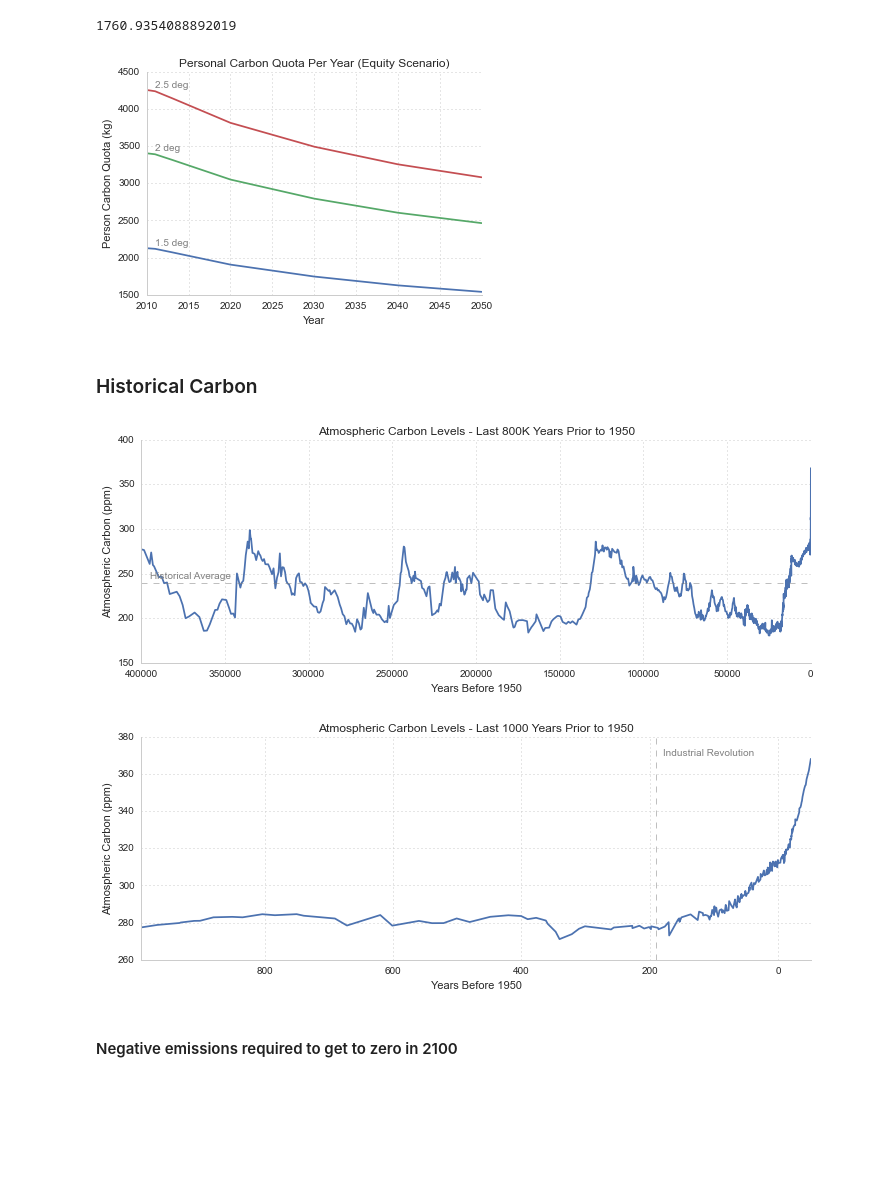
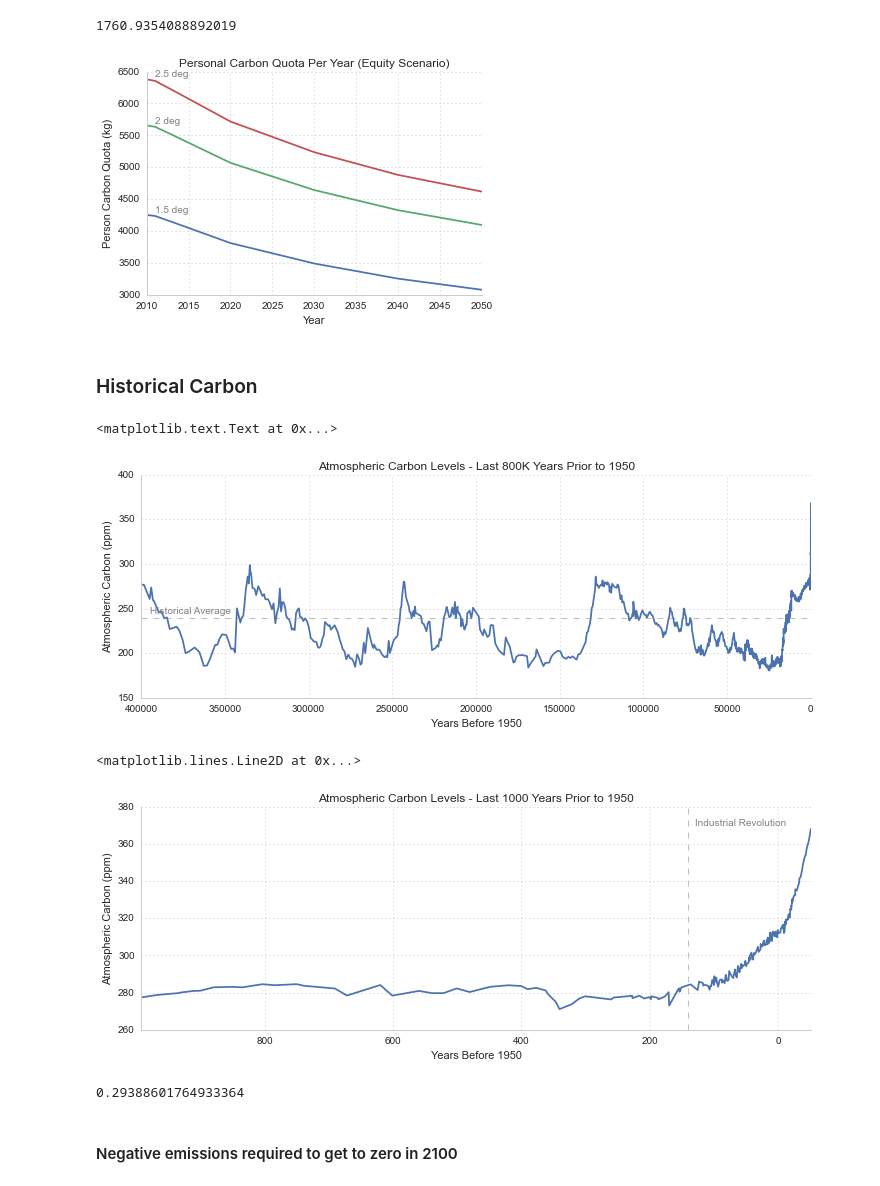
Before and after one commit to pdarche/carbon, a Jupyter notebook: notebooks/Carbon Footprint - EDA.ipynb, the cells around one changed output. Cells and saved outputs as stored; diff of their text form; code cells hidden in the pictures; blank space fills up the shorter version.

```diff
--- a/notebooks/Carbon Footprint - EDA.ipynb
+++ b/notebooks/Carbon Footprint - EDA.ipynb
@@ -327,29 +318,29 @@ onefive[2013]
 # %%
 ax = plt.axes()
 sns.despine()
 modify_gridlines(ax)
 
-onefive = ((onefivedeg / 34) / vals)
-two = (800000000000000 /  34 / vals)
-twofive = (1000000000000000 / 34 / vals)
+onefive = ((ONEFIVE_DEG_CARBON_BUDGET_KG / 34) / vals)
+two = (TWO_DEG_CARBON_BUDGET_KG /  34 / vals)
+twofive = (TWOFIVE_DEG_CARBON_BUDGET_KG / 34 / vals)
 
 onefive.plot()
 two.plot()
 twofive.plot()
 
 # titles & axes
 plt.title('Personal Carbon Quota Per Year (Equity Scenario)')
 plt.ylabel('Person Carbon Quota (kg)')
 plt.xlabel('Year')
 
 # label the pathways
 ax.text(2011, onefive[2010] + 40, '1.5 deg', fontsize=10, color='gray')
 ax.text(2011, two[2010] + 40, '2 deg', fontsize=10, color='gray')
 ax.text(2011, twofive[2010] + 40, '2.5 deg', fontsize=10, color='gray')
 
 pylab.savefig('../images/personal_carbon_quota.png')
 # %% [output]
-[figure, old version]
+[figure, new version]
 # %% [markdown]
 ### Historical Carbon
 # %%
@@ -363,33 +362,39 @@ ax = plt.axes()
 sns.despine()
 modify_gridlines(ax)
 text_x = 395000
-hist_avg = historical_carbon.co2_ppm.mean()
 
 historical_carbon = full_ice_core[full_ice_core.age_gas_calBP <= 400000]
 (historical_carbon
      .sort_values('age_gas_calBP', ascending=False)
      .co2_ppm.plot(figsize=(12,4)))
+hist_avg = historical_carbon.co2_ppm.mean()
+
 plt.title('Atmospheric Carbon Levels - Last 800K Years Prior to 1950')
 plt.xlabel('Years Before 1950')
 plt.ylabel('Atmospheric Carbon (ppm)')
 plt.axhline(hist_avg, color='gray', linewidth=.5, linestyle='--')
 ax.text(text_x, hist_avg + 5, 'Historical Average', fontsize=10, color='gray')
-pylab.savefig('../images/historical_carbon_800k.png')
+# pylab.savefig('../images/historical_carbon_800k.png')
 # %% [output]
+<matplotlib.text.Text at 0x...>
 [figure]
 # %%
 ax = plt.axes()
 sns.despine()
 modify_gridlines(ax)
 
+# Plot
 (full_ice_core[full_ice_core.age_gas_calBP <= 1000]
      .sort_values('age_gas_calBP', ascending=False)
      .co2_ppm.plot(figsize=(12,4)))
+
+# Axix labels and additional glyphs
 plt.title('Atmospheric Carbon Levels - Last 1000 Years Prior to 1950')
 plt.xlabel('Years Before 1950')
 plt.ylabel('Atmospheric Carbon (ppm)')
-ax.text(180, 370, 'Industrial Revolution', fontsize=10, color='gray')
-plt.axvline(190, color='gray', linewidth=.5, linestyle='--')
-pylab.savefig('../images/historical_carbon_1k.png')
+ax.text(130, 370, 'Industrial Revolution', fontsize=10, color='gray')
+plt.axvline(140, color='gray', linewidth=.5, linestyle='--')
+# pylab.savefig('../images/historical_carbon_1k.png')
 # %% [output]
+<matplotlib.lines.Line2D at 0x...>
-[figure, old version]
+[figure, new version]
@@ -396,3 +406,7 @@ pylab.savefig('../images/historical_carbon_1k.png')
+# %%
+perc_change
+# %% [output]
+0.29388601764933364
 # %% [markdown]
 #### Negative emissions required to get to zero in 2100
 # %%
```
Also changed, not shown: parts of 16 cells of this notebook, 3 other files.
